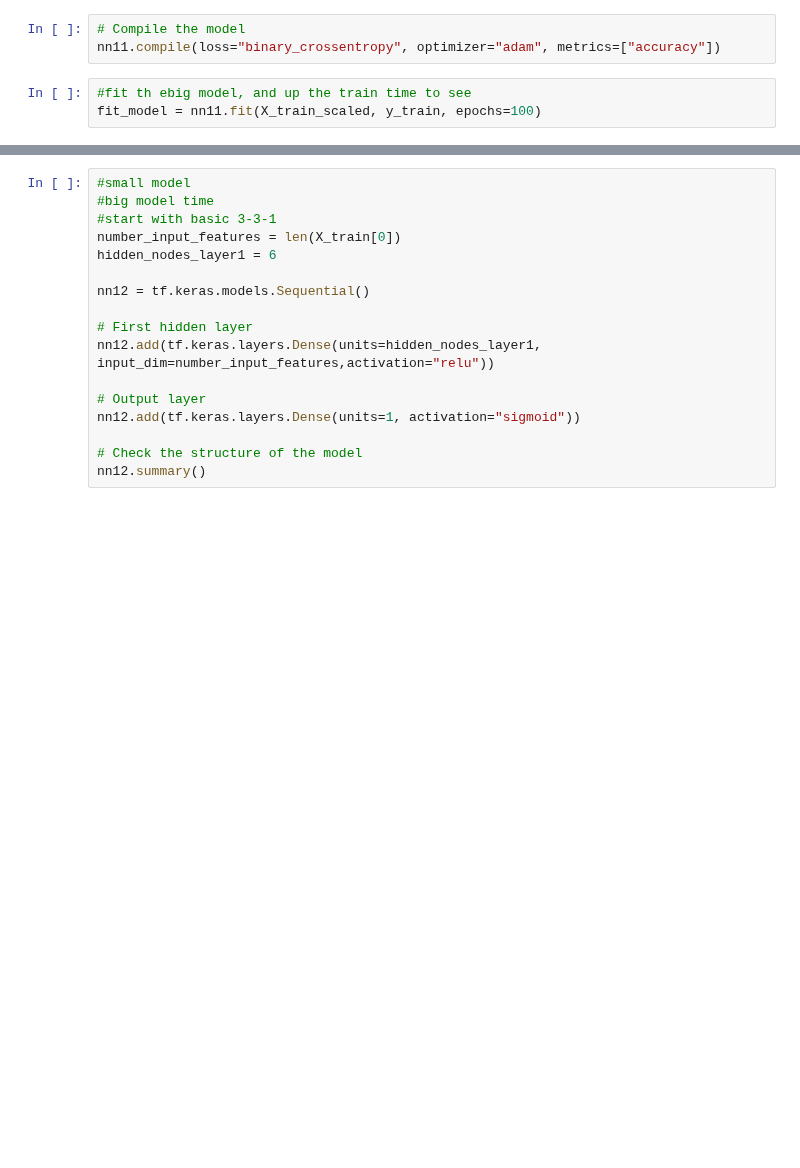
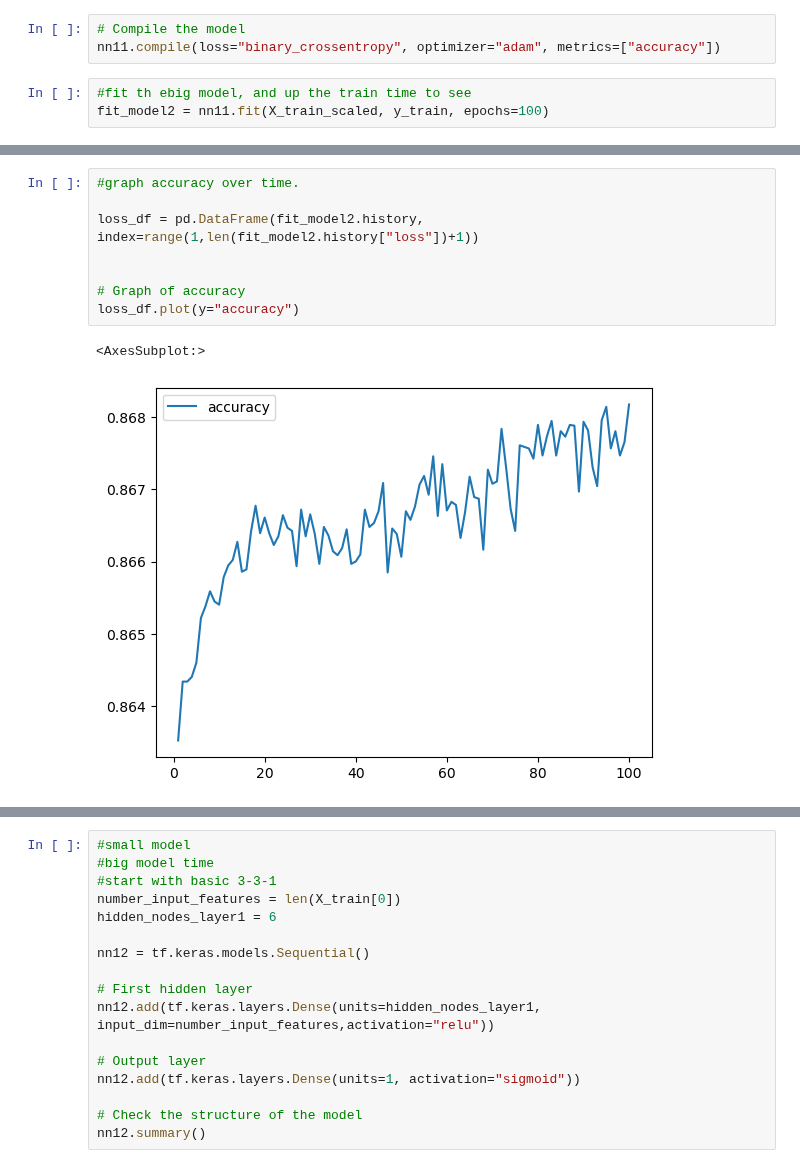
Before and after one commit to Jelsik/DataVisFinalProject-Pentagon, a Jupyter notebook: DeepLearning/Final Modification/Final_Model_Tests.ipynb, the cells around one changed output, grey strips where cells are left out. Drawn from its saved outputs; the diff is of its cells as text; blank space fills up the shorter version.

```diff
--- a/DeepLearning/Final Modification/Final_Model_Tests.ipynb
+++ b/DeepLearning/Final Modification/Final_Model_Tests.ipynb
@@ -292,6 +308,6 @@ _________________________________________________________________
 nn11.compile(loss="binary_crossentropy", optimizer="adam", metrics=["accuracy"])
 # %%
 #fit th ebig model, and up the train time to see
-fit_model = nn11.fit(X_train_scaled, y_train, epochs=100)
+fit_model2 = nn11.fit(X_train_scaled, y_train, epochs=100)
 # %% [output]
 Epoch 1/100
@@ -319,0 +336,11 @@ Loss: 0.329251229763031, Accuracy: 0.8704902529716492
+# %%
+#graph accuracy over time.
+
+loss_df = pd.DataFrame(fit_model2.history, index=range(1,len(fit_model2.history["loss"])+1))
+
+
+# Graph of accuracy
+loss_df.plot(y="accuracy")
+# %% [output]
+<AxesSubplot:>
+[figure, added]
```
Also changed, not shown: parts of 8 cells of this notebook, 10 other files.
